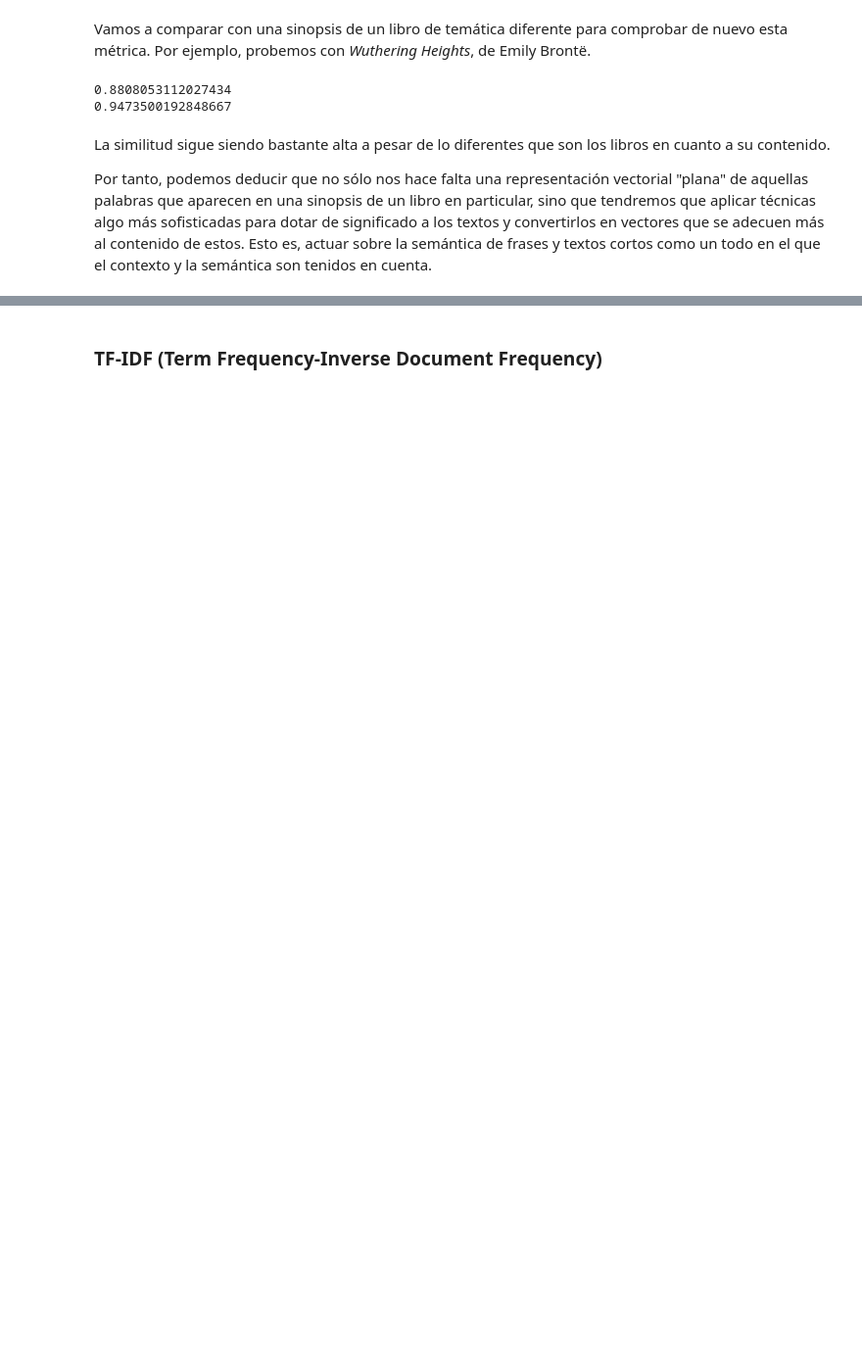
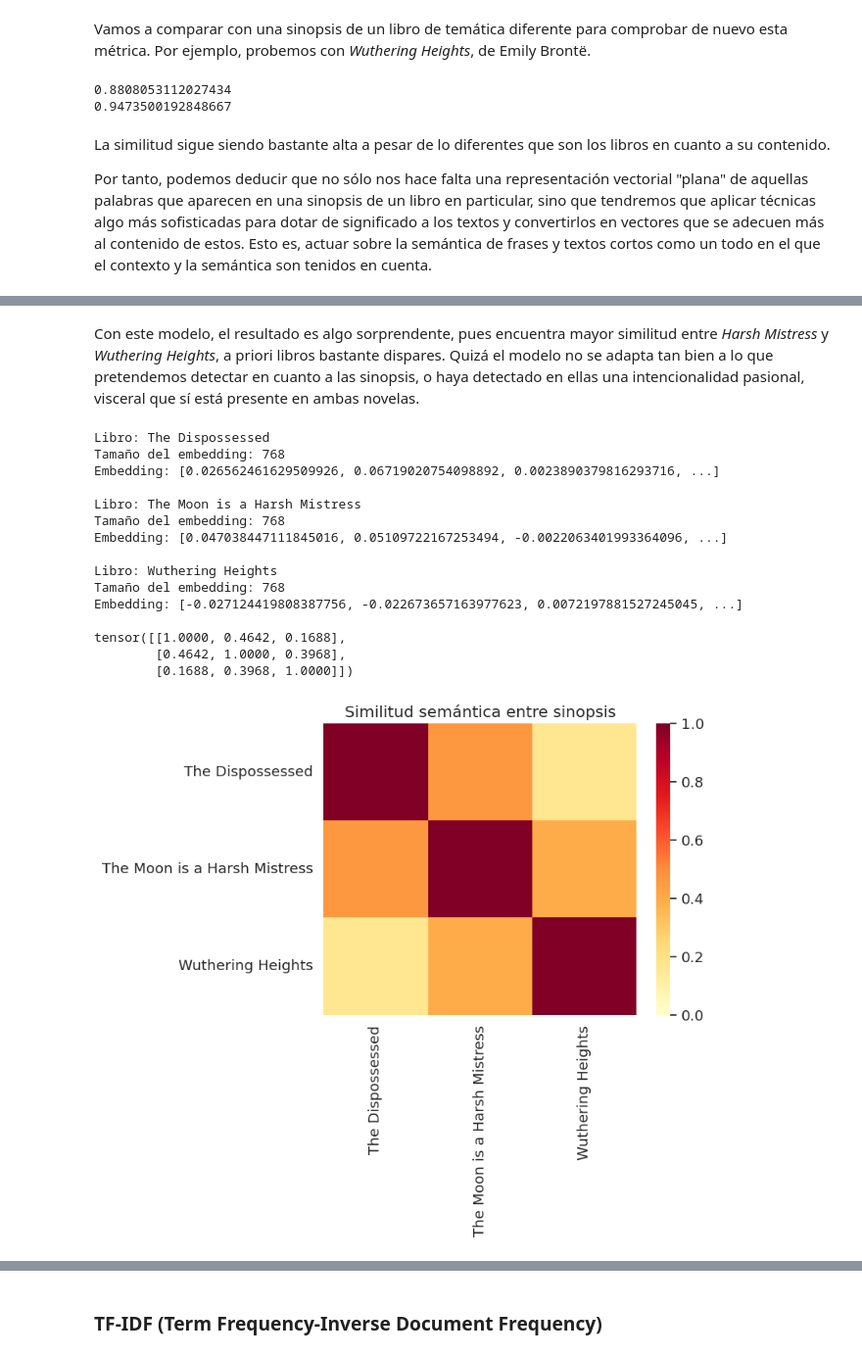
Before and after one commit to mrrodero/XBRecs, a Jupyter notebook: nlp_descriptions.ipynb, the cells around one changed output, grey strips where cells are left out. Shown at 98% size. Drawn from its saved outputs; the diff is of its cells as text; code cells hidden in the pictures; blank space fills up the shorter version.

Commit message:
Avances en NLP, falta un poco de Sentiment Analysis y quizá tf-idf

```diff
--- a/nlp_descriptions.ipynb
+++ b/nlp_descriptions.ipynb
@@ -171,0 +241,34 @@ bert_model = SentenceTransformer('all-mpnet-base-v2')
+# %% [markdown]
+Con este modelo, el resultado es algo sorprendente, pues encuentra mayor similitud entre *Harsh Mistress* y *Wuthering Heights*, a priori libros bastante dispares. Quizá el modelo no se adapta tan bien a lo que pretendemos detectar en cuanto a las sinopsis, o haya detectado en ellas una intencionalidad pasional, visceral que sí está presente en ambas novelas.
+# %%
+"""
+Modelo más potente que actualmente ofrece sentence-transformers
+768 dimensiones, embeddings normalizados
+"""
+bert_model = SentenceTransformer('all-mpnet-base-v2')
+
+# Codificamos las sinopsis en vectores (embeddings en un único tensor)
+encoded_book_summaries = bert_model.encode(book_summaries, convert_to_tensor=True)
+
+# Representación de los embeddings
+pretty_print_embeddings(encoded_book_summaries, titles)
+
+# Se usa producto escalar al estar los embeddings normalizados
+plot_similarity(encoded_book_summaries.detach().cpu(), titles, 90, util.dot_score)
+# %% [output]
+Libro: The Dispossessed
+Tamaño del embedding: 768
+Embedding: [0.026562461629509926, 0.06719020754098892, 0.0023890379816293716, ...]
+
+Libro: The Moon is a Harsh Mistress
+Tamaño del embedding: 768
+Embedding: [0.047038447111845016, 0.05109722167253494, -0.0022063401993364096, ...]
+
+Libro: Wuthering Heights
+Tamaño del embedding: 768
+Embedding: [-0.027124419808387756, -0.022673657163977623, 0.0072197881527245045, ...]
+
+tensor([[1.0000, 0.4642, 0.1688],
+        [0.4642, 1.0000, 0.3968],
+        [0.1688, 0.3968, 1.0000]])
+[figure, added]
```
Also changed, not shown: parts of 29 cells of this notebook.
